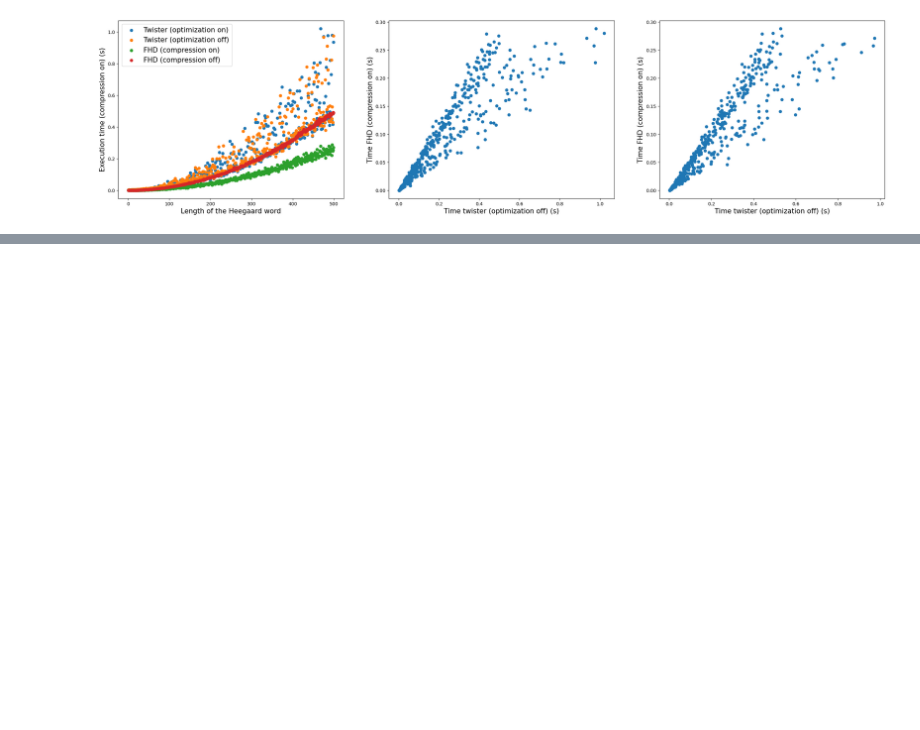
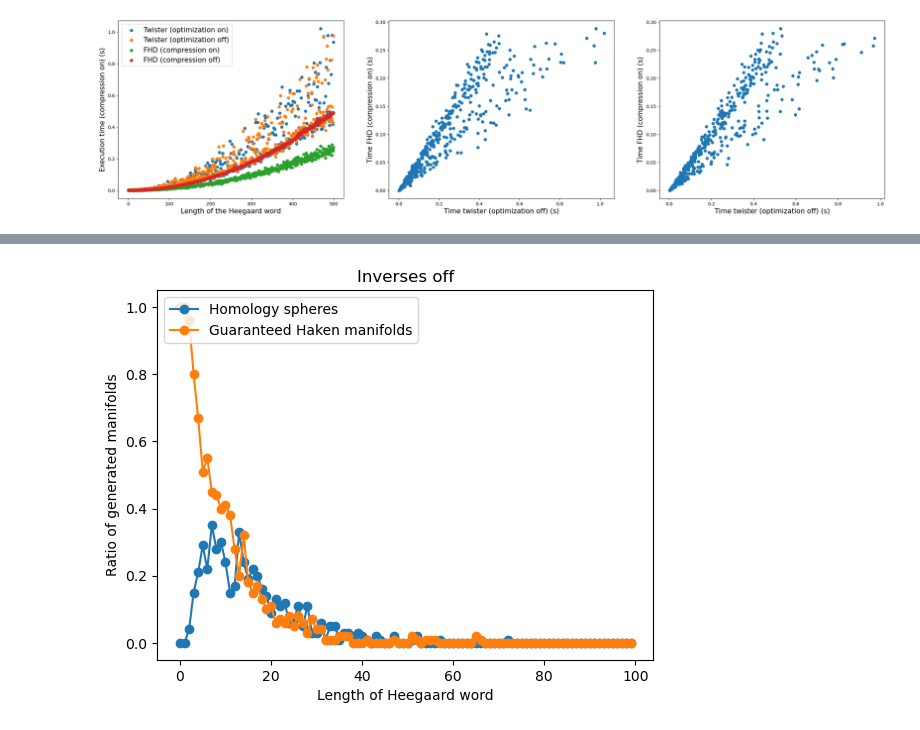
Before and after one commit to HLovisiEnnes/FHDpy, a Jupyter notebook: Tests.ipynb, the cells around one changed output, grey strips where cells are left out. Cells and saved outputs as stored; diff of their text form; code cells hidden in the pictures; blank space fills up the shorter version.

```diff
--- a/Tests.ipynb
+++ b/Tests.ipynb
@@ -787,0 +929,37 @@ plt.show()
+# %%
+reps = 100
+n_max = 100
+
+homology_spheres = []
+haken = []
+
+for n in range(0,n_max):
+    counter_homology_spheres = 0
+    counter_haken = 0
+    for _ in range(reps):
+        gluing = double_torus.random_word(n, inverses = False)
+
+        fhd_diagram.reset()
+        fhd_diagram.dehn_twist(gluing, compress = True)
+
+        if fhd_diagram.homology() == snappy.AbelianGroup([[1]]):
+            counter_homology_spheres += 1
+        if fhd_diagram.homology().betti_number() > 0:
+            counter_haken += 1
+
+    homology_spheres.append(counter_homology_spheres/reps)
+    haken.append(counter_haken/reps)
+
+plt.plot(range(0,n_max), homology_spheres, 'o-', label = 'Homology spheres')
+plt.plot(range(0,n_max), haken, 'o-', label = 'Guaranteed Haken manifolds')
+
+plt.legend(loc =  'upper left')
+plt.xlabel('Length of Heegaard word')
+plt.ylabel('Ratio of generated manifolds')
+plt.title('Inverses off')
+
+plt.savefig('Images/homology_sphere_and_haken_genus_2_inverses_off.pdf')
+
+plt.show()
+# %% [output]
+[figure, added]
```
Also changed, not shown: parts of 10 cells of this notebook.
